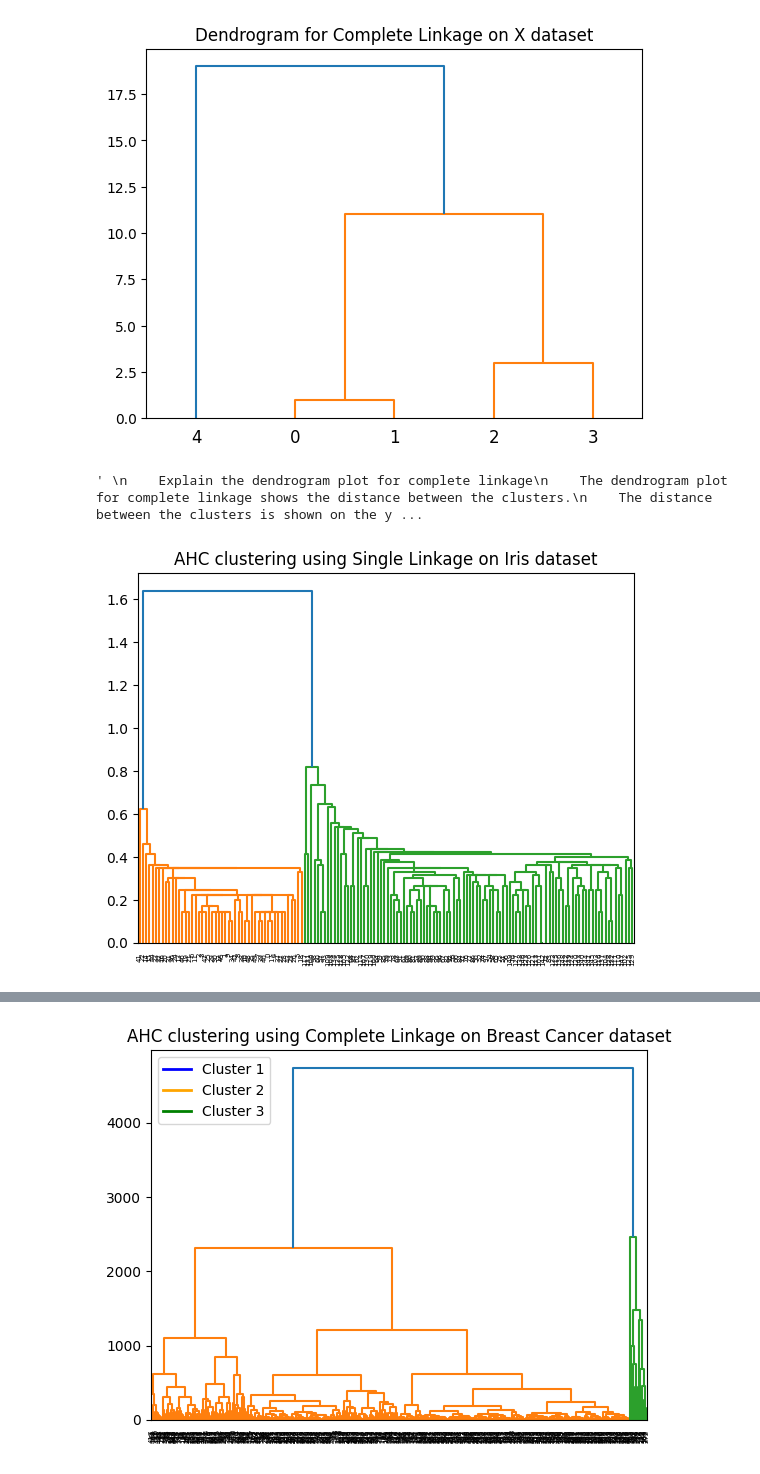
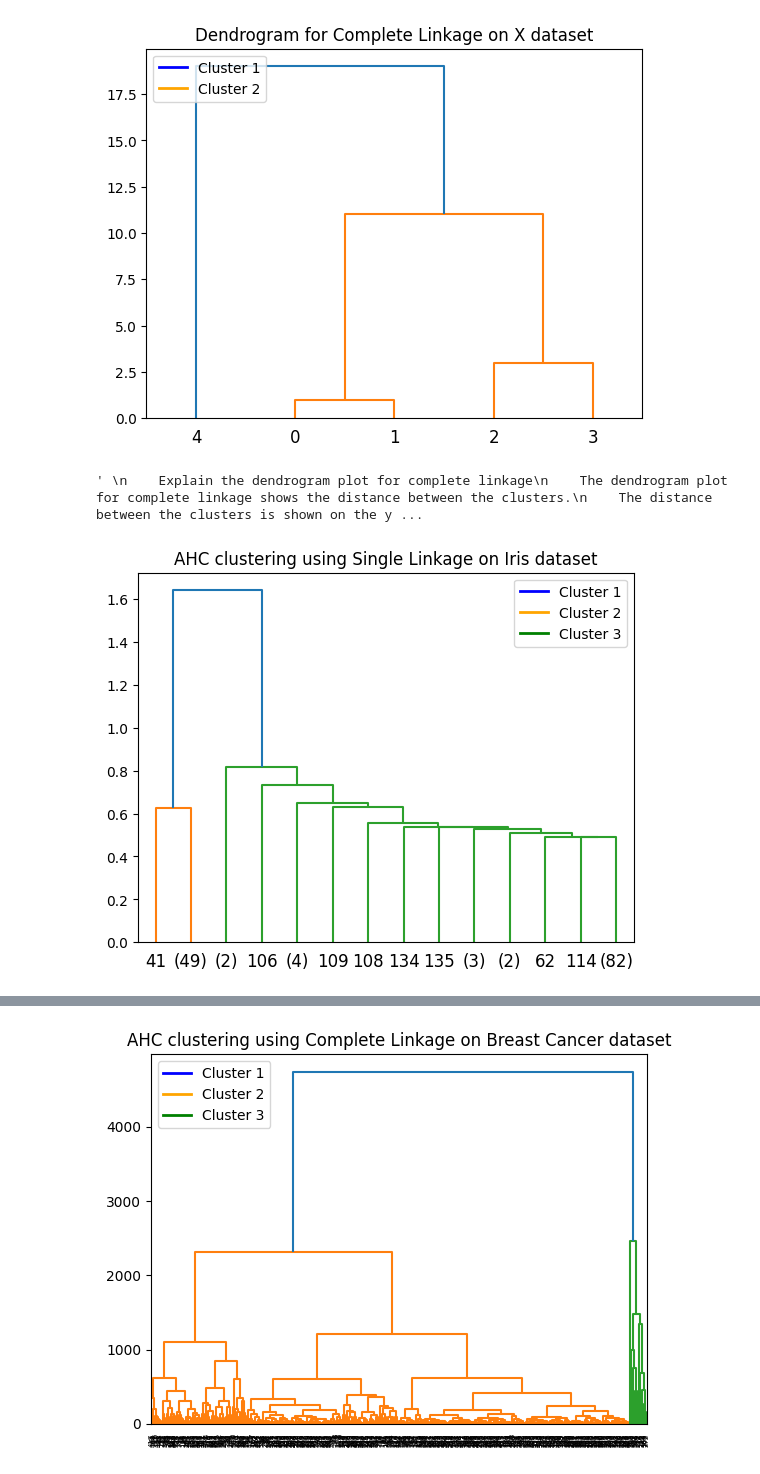
Before and after one commit to Tonguesten36/machine-learning-two, a Jupyter notebook: labwork2/AHC.ipynb, the cells around one changed output, grey strips where cells are left out. Cells and saved outputs as stored; diff of their text form; code cells hidden in the pictures.

Commit message:
Add label to plot of AHC dataset

```diff
--- a/labwork2/AHC.ipynb
+++ b/labwork2/AHC.ipynb
@@ -30,5 +37,7 @@ plt.show()
 '\n   Explain the dendrogram plot for single linkage\n    The dendrogram plot for single linkage shows the distance between the clusters.\n    The distance between the clusters is shown on the y-axis  ...
 # %%
+from matplotlib.lines import Line2D
+
 #Delete the existing png file if it exists
 if os.path.exists("AHC_X_complete.png"):
     os.remove("AHC_X_complete.png")
@@ -39,7 +48,12 @@ Z = linkage(X, 'complete')
 # Plot the dendrogram for the Complete linkage
 dendrogram(Z)
 
-#Save the plot as a png file
+#Legend for the plot
+legend_elements = [Line2D([0], [0], color = 'blue', lw = 2, label = 'Cluster 1'),
+                   Line2D([0], [0], color = 'orange', lw=2, label = 'Cluster 2')]
+plt.legend(handles = legend_elements, loc = 'upper right')
+
+#Save the plot as a png file and display it
 plt.savefig('AHC_X_complete.png')
 plt.title('Dendrogram for Complete Linkage on X dataset')
 plt.show()
@@ -51,36 +65,43 @@ plt.show()
     The dendrogram plot for complete linkage shows that the distance between the clusters is more than the distance between the clusters in single linkage.
 """
 # %% [output]
-[figure, old version]
+[figure, new version]
 ' \n    Explain the dendrogram plot for complete linkage\n    The dendrogram plot for complete linkage shows the distance between the clusters.\n    The distance between the clusters is shown on the y ...
 # %%
 # Dataset 1: Iris
 import pandas as pd
 import numpy as np
 from sklearn import datasets
 import matplotlib.pyplot as plt
 import os
 
 iris = datasets.load_iris()
 X_ir = iris.data
 y_ir = iris.target
 
 #Delete the existing png file if it exists
 if os.path.exists("AHC_iris_single.png"):
     os.remove("AHC_iris_single.png")
 
 #AHC clustering using Single Linkage on Iris dataset
 A = linkage(X_ir, 'single')
 
 # Plot the dendrogram for the single linkage
-dendrogram(A)
+dendrogram(A, truncate_mode = 'lastp', p = 14)
+
+#Legend for the plot
+legend_elements = [Line2D([0], [0], color='blue', lw = 2, label = 'Cluster 1'),
+                   Line2D([0], [0], color='orange', lw = 2, label = 'Cluster 2'),
+                   Line2D([0], [0], color='green', lw = 2, label = 'Cluster 3')]
+plt.legend(handles = legend_elements, loc = 'upper right')
+
 
 #Save the plot as a png file
 plt.savefig('AHC_iris_single.png')
 plt.title("AHC clustering using Single Linkage on Iris dataset")
 plt.show()
 # %% [output]
-[figure, old version]
+[figure, new version]
 # %%
 #Delete the existing png file if it exists
 if os.path.exists("AHC_iris_complete.png"):
```
Also changed, not shown: parts of 4 cells of this notebook, 6 other files.
